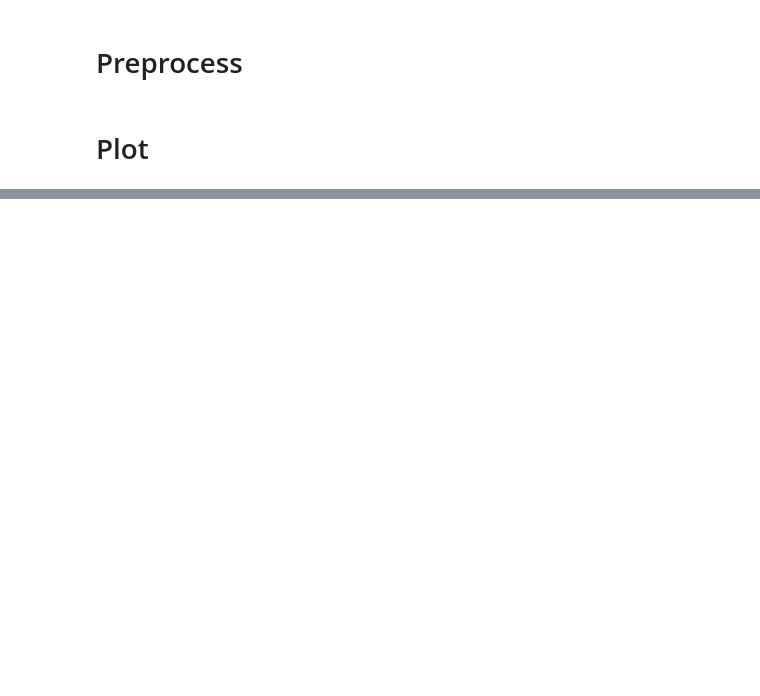
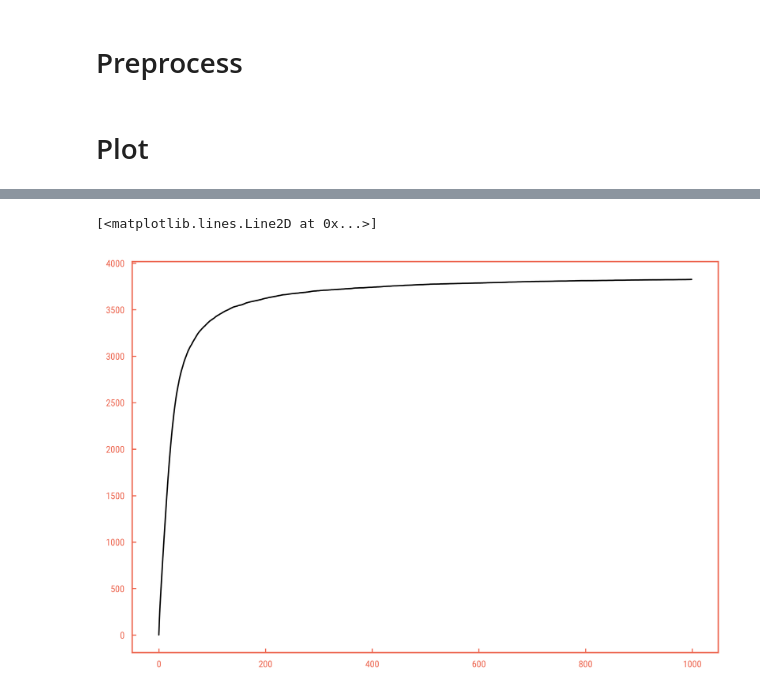
Before and after one commit to bacor/thesis, a Jupyter notebook: experiments/LING01/LING01 analysis.ipynb, the cells around one changed output, grey strips where cells are left out. Saved outputs shown, nothing was run; the diff lists cells and outputs as text; code cells hidden in the pictures; blank space fills up the shorter version.

```diff
--- a/experiments/LING01/LING01 analysis.ipynb
+++ b/experiments/LING01/LING01 analysis.ipynb
@@ -84,0 +92,24 @@ copyfig('LING01-results.pdf')
+# %%
+ setup = dict(
+    N=200,
+    T=100000,
+    res=100,
+    limit=1,
+    d_init=1,
+    d_inh=0,
+    d_dec=0,
+    d_inc=1)
+
+# Run!
+results = repeat_simulation(LateralInhibitionNGSimulation,
+    5,
+    Agent = LateralInhibitionNGAgent,
+    Analyzer = PairAnalyzer,
+     **setup)
+# %%
+num_unique_words, num_words, successes = results
+# %%
+plot(array(num_words).mean(axis=0))
+# %% [output]
+[<matplotlib.lines.Line2D at 0x...>]
+[figure, added]
```
Also changed, not shown: parts of 6 cells of this notebook, 10 other files.
